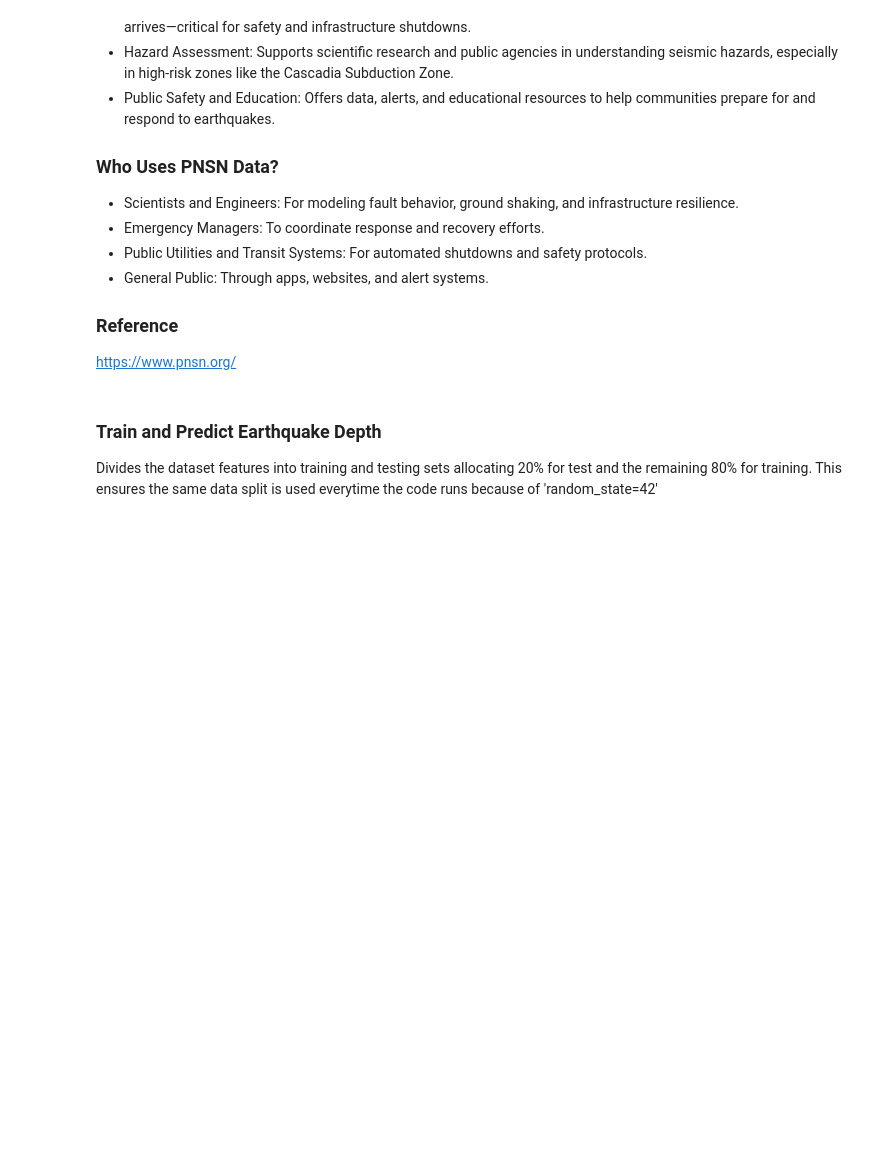
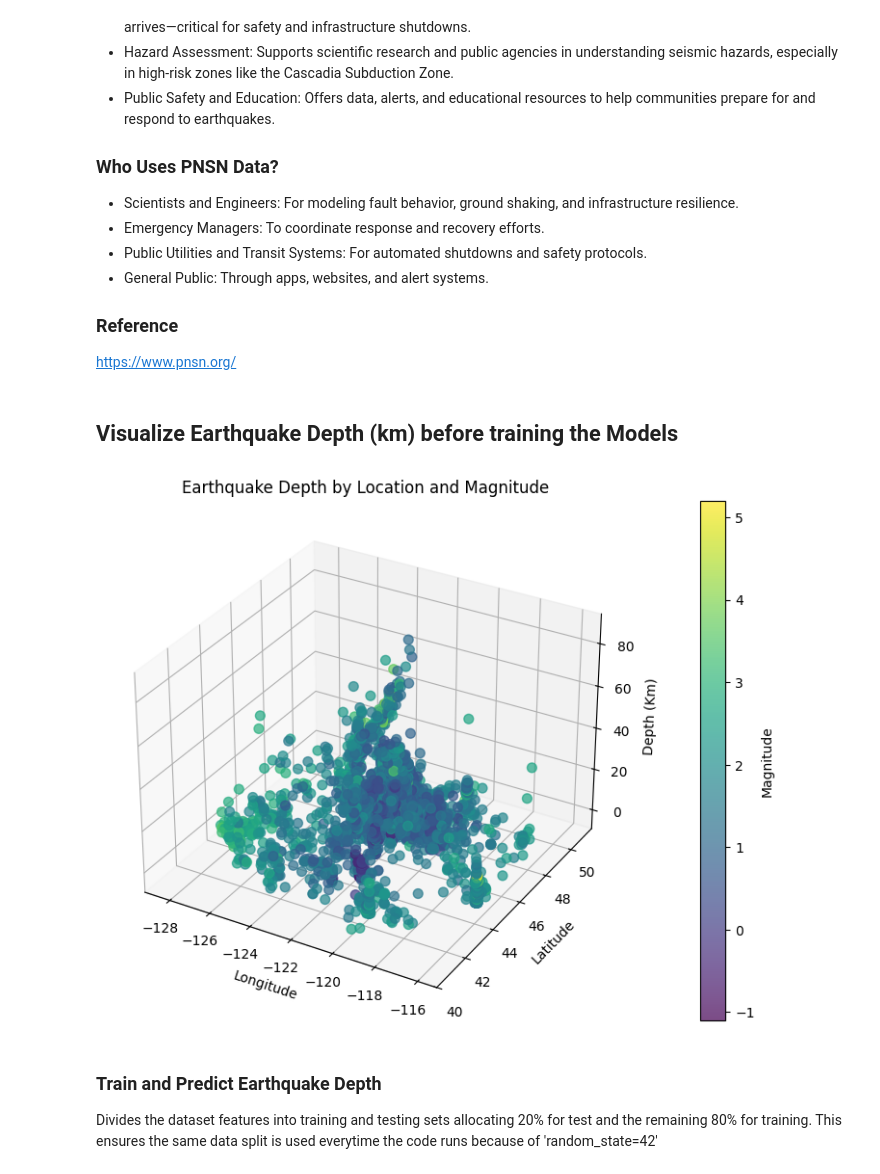
Before and after one commit to bytefirst7/final_capstone_project, a Jupyter notebook: earthquake_report.ipynb, the cells around one changed output. Saved outputs shown, nothing was run; the diff lists cells and outputs as text; code cells hidden in the pictures; blank space fills up the shorter version.

```diff
--- a/earthquake_report.ipynb
+++ b/earthquake_report.ipynb
@@ -79,6 +79,31 @@ df['year'] = df['Epoch(UTC)'].dt.year
 # Define the features and the target
 X = df[['Magnitude', 'Lat', 'Lon', 'hour', 'day', 'month', 'year']]
 y = df['Depth Km']
+# %% [markdown]
+## Visualize Earthquake Depth (km) before training the Models
+# %%
+# Create a 3D scatter plot to visualize earthquake depth(Km) by
+# magnitude, latitude, and longitude. This gives us a baseline of where
+# we are starting.
+
+fig = plt.figure(figsize=(10, 7))
+ax = fig.add_subplot(111, projection='3d')
+
+sc = ax.scatter(df['Lon'], df['Lat'], df['Depth Km'],
+                c=df['Magnitude'], cmap='viridis', s=50, alpha=0.7)
+
+ax.set_xlabel("Longitude")
+ax.set_ylabel("Latitude")
+ax.set_zlabel("Depth (Km)")
+ax.set_title("Earthquake Depth by Location and Magnitude")
+
+# Show a colorbar for magnitude
+cbar = plt.colorbar(sc, pad=0.1)
+cbar.set_label("Magnitude")
+
+plt.show()
+# %% [output]
+[figure, added]
 # %% [markdown]
 ### Train and Predict Earthquake Depth
 
```
Also changed, not shown: parts of 25 cells of this notebook, 2 other files.
